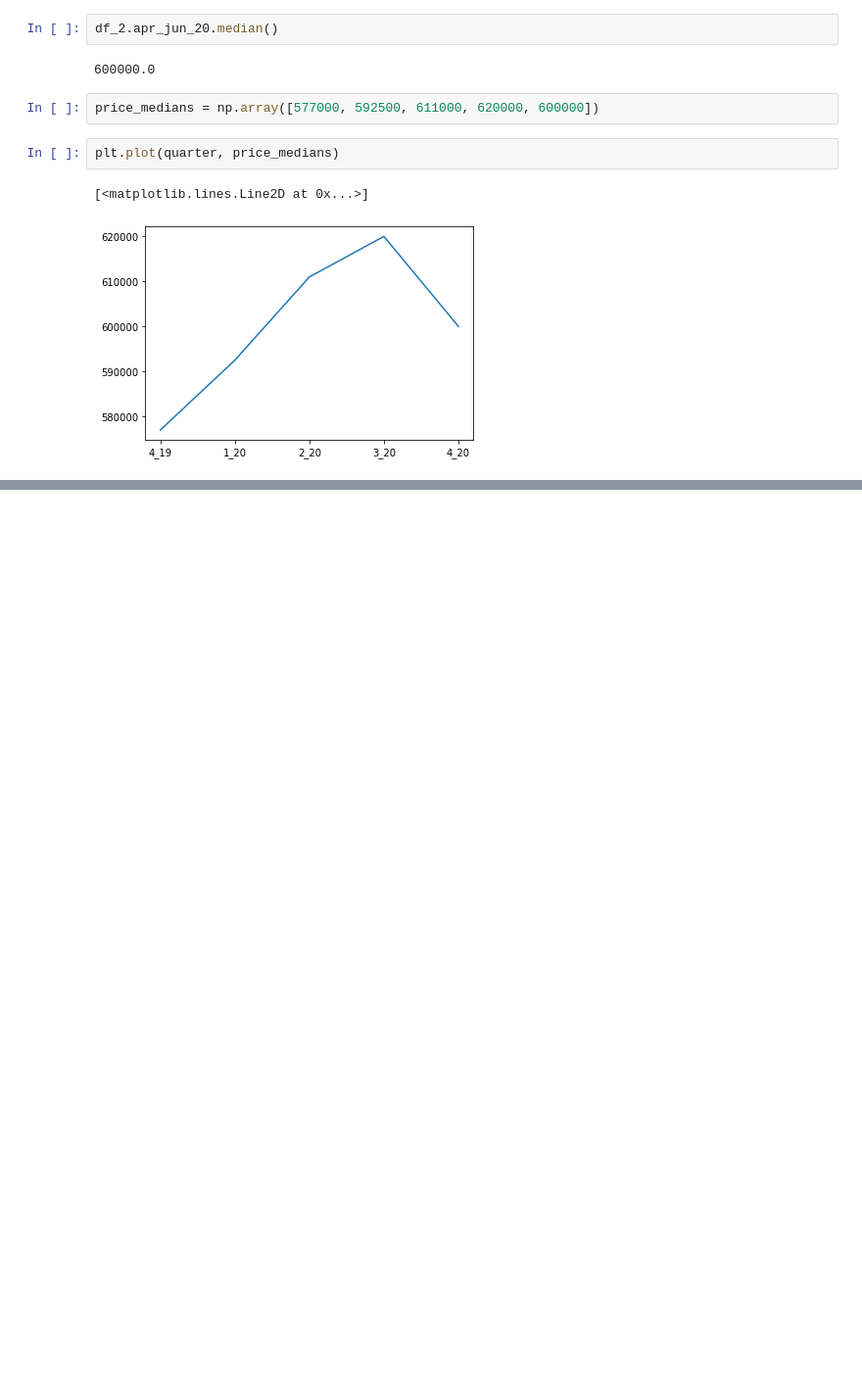
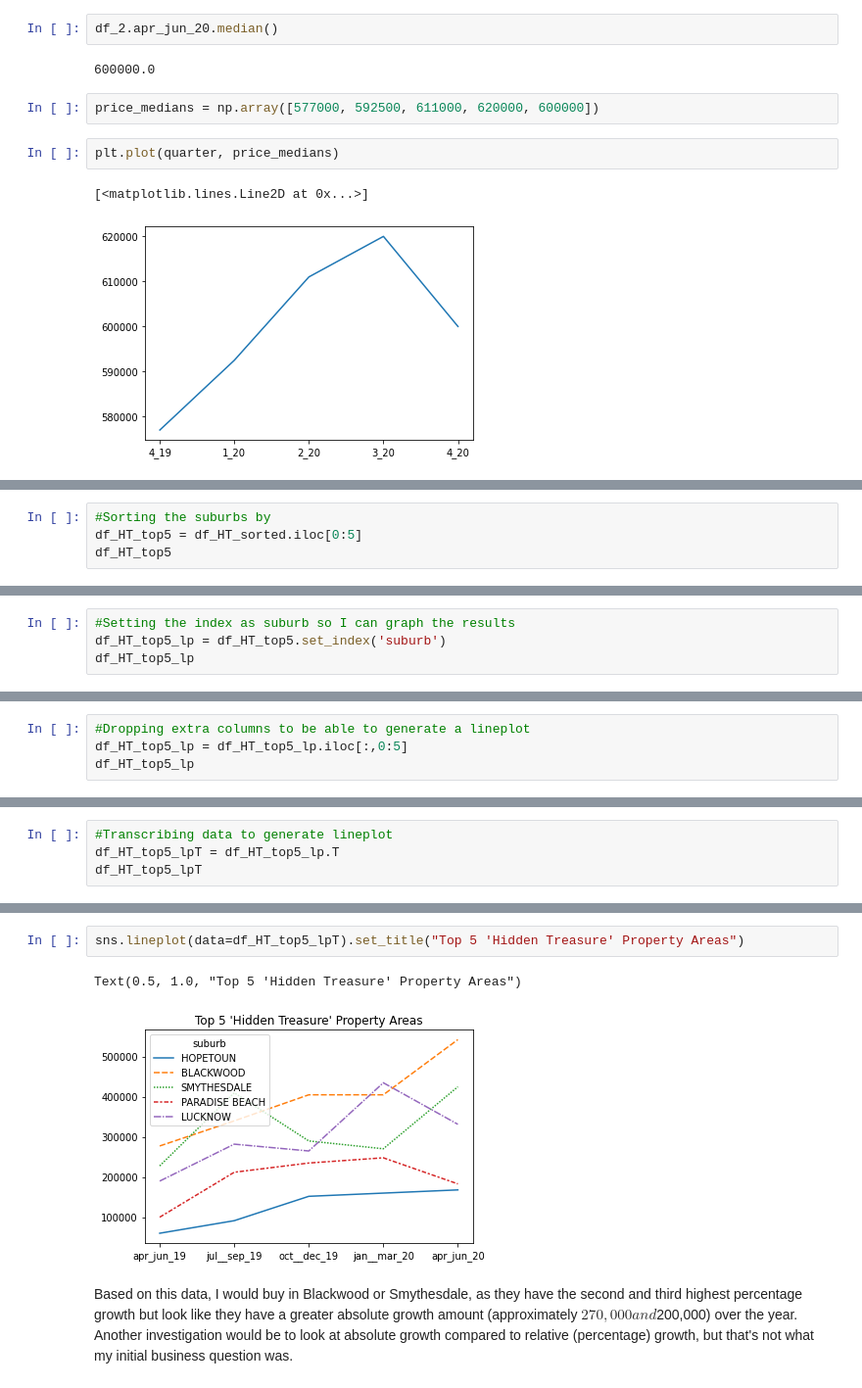
Before and after one commit to mhac009/Institute_of_Data, a Jupyter notebook: Labs/Module_3/Houses by Suburb.ipynb, the cells around one changed output, grey strips where cells are left out. Shown at 98% size. Drawn from its saved outputs; the diff is of its cells as text; blank space fills up the shorter version.

```diff
--- a/Labs/Module_3/Houses by Suburb.ipynb
+++ b/Labs/Module_3/Houses by Suburb.ipynb
@@ -521,0 +715,4 @@ plt.plot(quarter, price_medians)
+# %%
+#Sorting the suburbs by
+df_HT_top5 = df_HT_sorted.iloc[0:5]
+df_HT_top5
@@ -521,0 +726,4 @@ plt.plot(quarter, price_medians)
+# %%
+#Setting the index as suburb so I can graph the results
+df_HT_top5_lp = df_HT_top5.set_index('suburb')
+df_HT_top5_lp
@@ -521,0 +738,4 @@ plt.plot(quarter, price_medians)
+# %%
+#Dropping extra columns to be able to generate a lineplot
+df_HT_top5_lp = df_HT_top5_lp.iloc[:,0:5]
+df_HT_top5_lp
@@ -521,0 +750,4 @@ plt.plot(quarter, price_medians)
+# %%
+#Transcribing data to generate lineplot
+df_HT_top5_lpT = df_HT_top5_lp.T
+df_HT_top5_lpT
@@ -521,0 +761,7 @@ plt.plot(quarter, price_medians)
+# %%
+sns.lineplot(data=df_HT_top5_lpT).set_title("Top 5 'Hidden Treasure' Property Areas")
+# %% [output]
+Text(0.5, 1.0, "Top 5 'Hidden Treasure' Property Areas")
+[figure, added]
+# %% [markdown]
+Based on this data, I would buy in Blackwood or Smythesdale, as they have the second and third highest percentage growth but look like they have a greater absolute growth amount (approximately $270,000 and $200,000) over the year. Another investigation would be to look at absolute growth compared to relative (percentage) growth, but that's not what my initial business question was.
```
Also changed, not shown: parts of 82 cells of this notebook.
